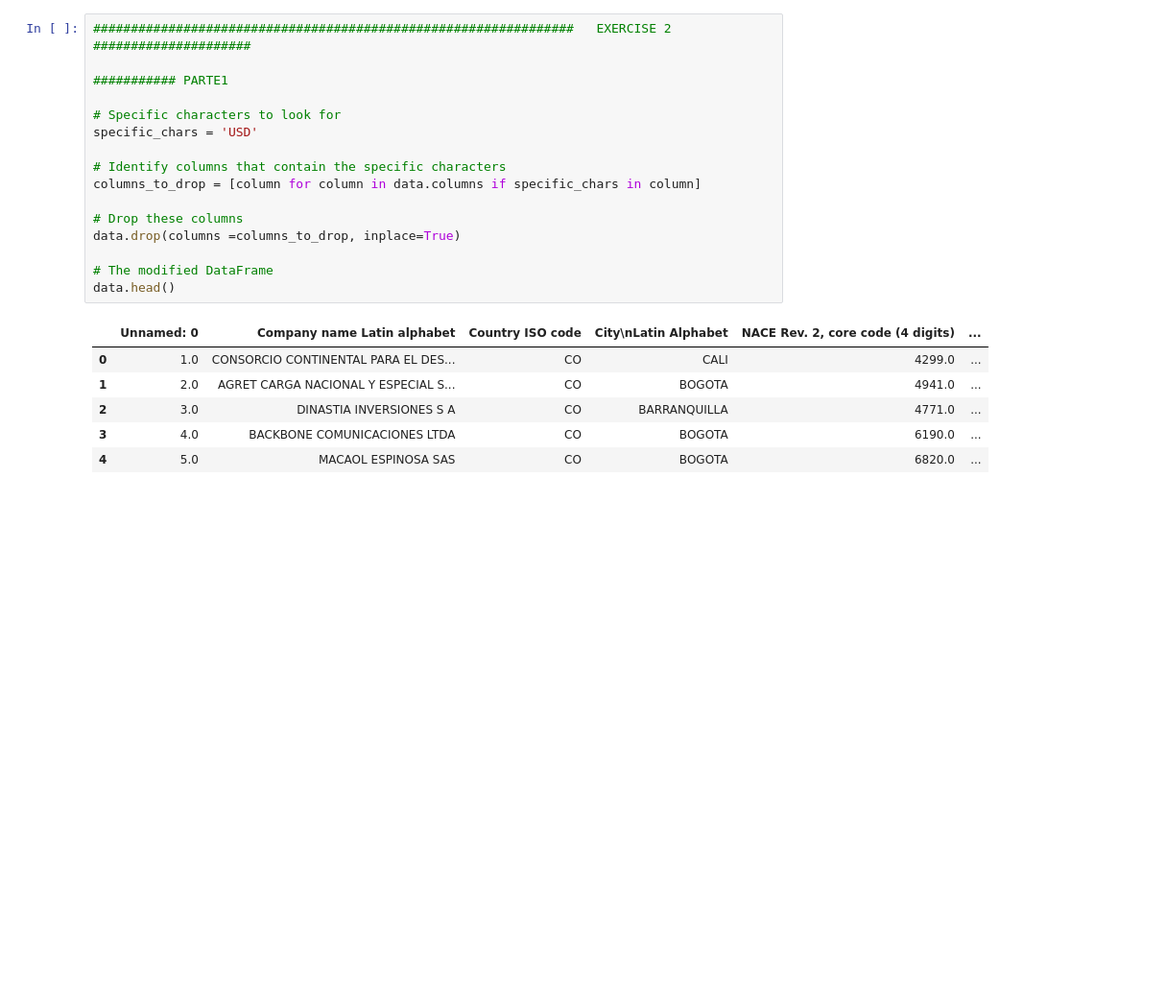
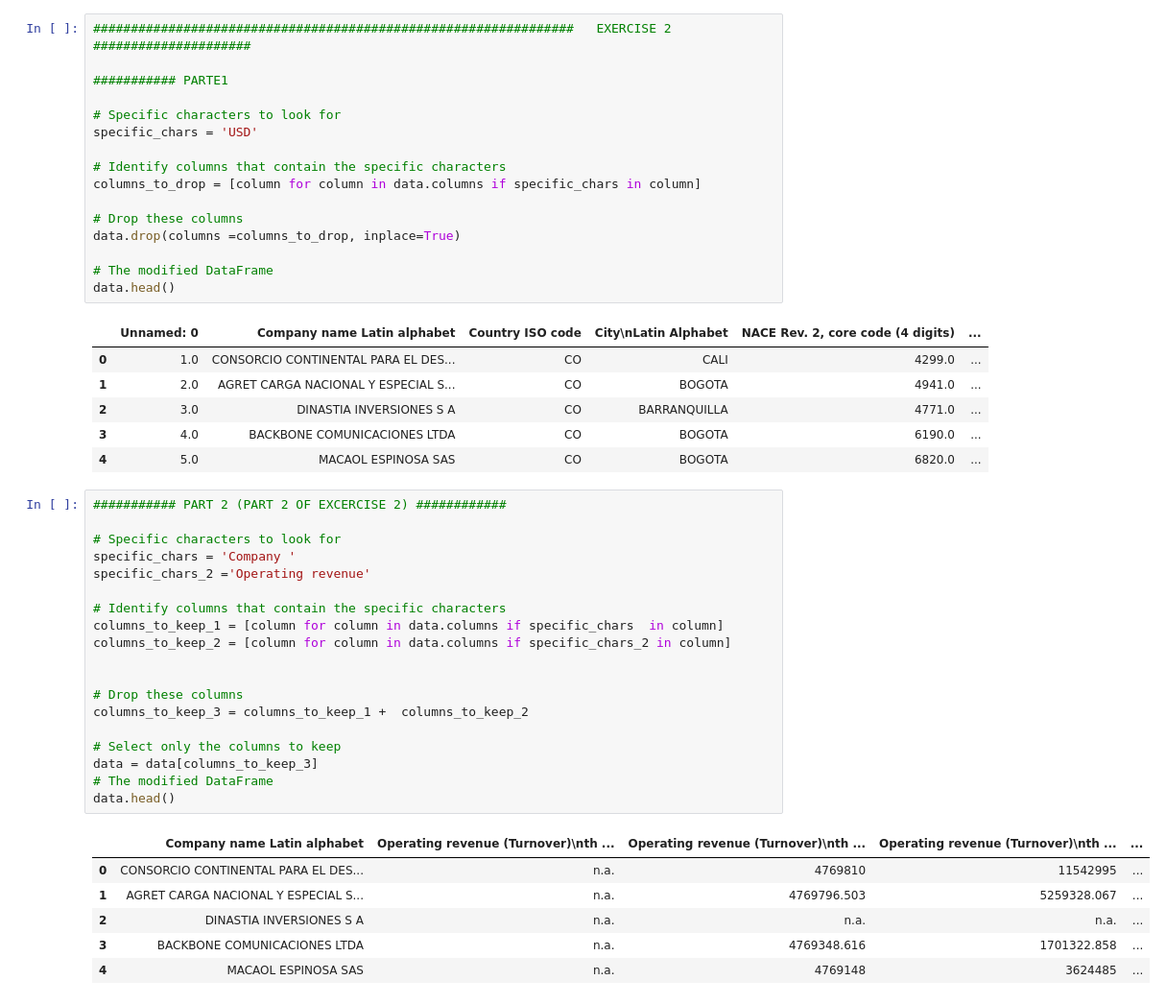
Before and after one commit to alexanderquispe/MediaLab_Summer_Python, a Jupyter notebook: assignments/assignment4/group_3_ass_4_2024.ipynb, the cells around one changed output. Shown: that part at 96% size. Saved outputs shown, nothing was run; the diff lists cells and outputs as text; blank space fills up the shorter version.

```diff
--- a/assignments/assignment4/group_3_ass_4_2024.ipynb
+++ b/assignments/assignment4/group_3_ass_4_2024.ipynb
@@ -55,3 +55,29 @@ data.head()
 | 2 | 3.0 | DINASTIA INVERSIONES S A | CO | BARRANQUILLA | 4771.0 | ... |
 | 3 | 4.0 | BACKBONE COMUNICACIONES LTDA | CO | BOGOTA | 6190.0 | ... |
 | 4 | 5.0 | MACAOL ESPINOSA SAS | CO | BOGOTA | 6820.0 | ... |
+# %%
+########### PART 2 (PART 2 OF EXCERCISE 2) ############
+
+# Specific characters to look for
+specific_chars = 'Company '
+specific_chars_2 ='Operating revenue'
+
+# Identify columns that contain the specific characters
+columns_to_keep_1 = [column for column in data.columns if specific_chars  in column]
+columns_to_keep_2 = [column for column in data.columns if specific_chars_2 in column]
+
+
+# Drop these columns
+columns_to_keep_3 = columns_to_keep_1 +  columns_to_keep_2
+
+# Select only the columns to keep
+data = data[columns_to_keep_3]
+# The modified DataFrame
+data.head()
+# %% [output]
+|  | Company name Latin alphabet | Operating revenue (Turnover)\nth ... | Operating revenue (Turnover)\nth ... | Operating revenue (Turnover)\nth ... | ... |
+| 0 | CONSORCIO CONTINENTAL PARA EL DES... | n.a. | 4769810 | 11542995 | ... |
+| 1 | AGRET CARGA NACIONAL Y ESPECIAL S... | n.a. | 4769796.503 | 5259328.067 | ... |
+| 2 | DINASTIA INVERSIONES S A | n.a. | n.a. | n.a. | ... |
+| 3 | BACKBONE COMUNICACIONES LTDA | n.a. | 4769348.616 | 1701322.858 | ... |
+| 4 | MACAOL ESPINOSA SAS | n.a. | 4769148 | 3624485 | ... |
```
Also changed, not shown: parts of 2 cells of this notebook.
